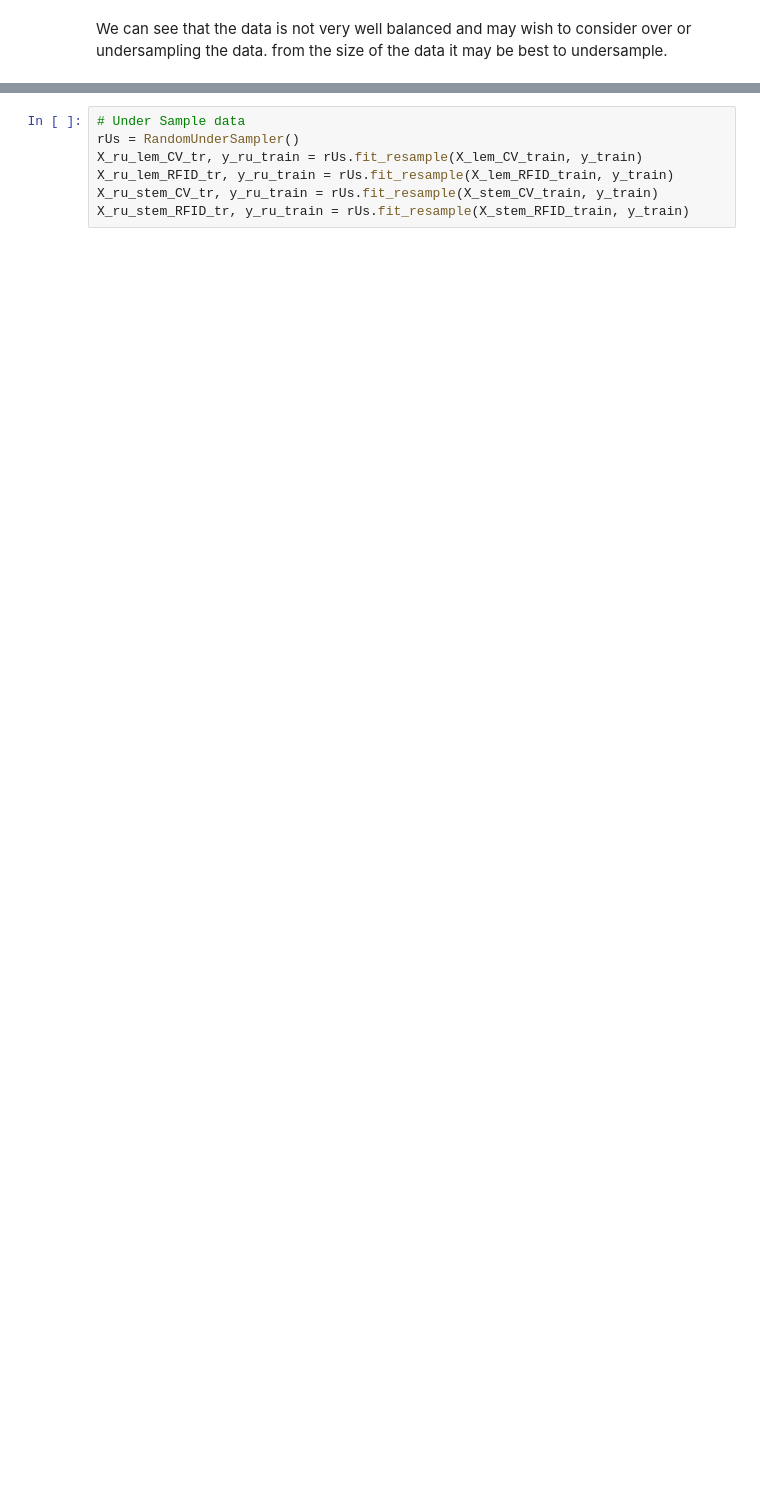
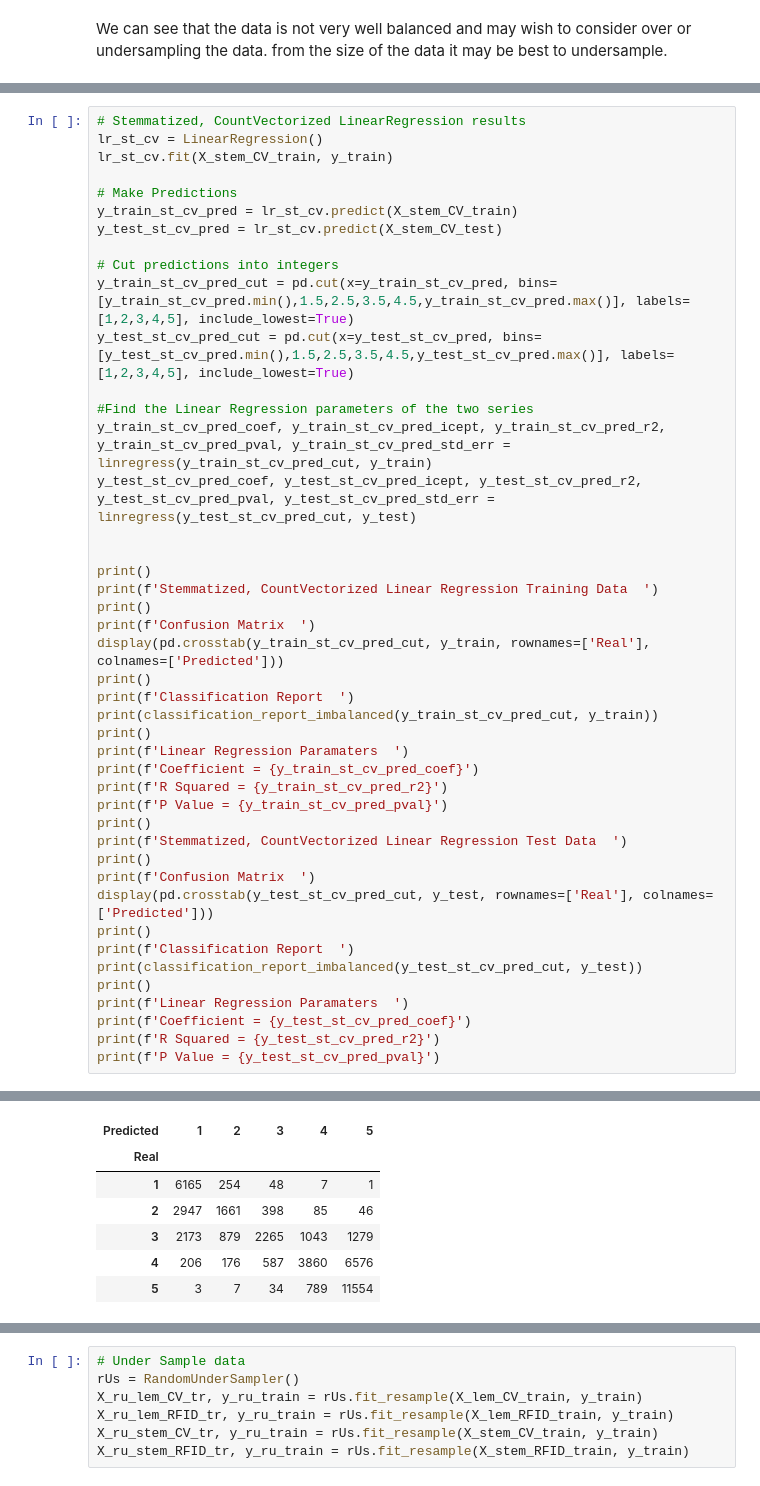
Before and after one commit to Scratticus/DataScientest-Group-NLP-project, a Jupyter notebook: InitialRegressionAttempts.ipynb, the cells around one changed output, grey strips where cells are left out. Saved outputs shown, nothing was run; the diff lists cells and outputs as text; blank space fills up the shorter version.

```diff
--- a/InitialRegressionAttempts.ipynb
+++ b/InitialRegressionAttempts.ipynb
@@ -179,0 +386,45 @@ stemmatized, CountVectorized/RFIDVectorized datasets
+# %%
+# Stemmatized, CountVectorized LinearRegression results
+lr_st_cv = LinearRegression()
+lr_st_cv.fit(X_stem_CV_train, y_train)
+
+# Make Predictions
+y_train_st_cv_pred = lr_st_cv.predict(X_stem_CV_train)
+y_test_st_cv_pred = lr_st_cv.predict(X_stem_CV_test)
+
+# Cut predictions into integers
+y_train_st_cv_pred_cut = pd.cut(x=y_train_st_cv_pred, bins=[y_train_st_cv_pred.min(),1.5,2.5,3.5,4.5,y_train_st_cv_pred.max()], labels=[1,2,3,4,5], include_lowest=True)
+y_test_st_cv_pred_cut = pd.cut(x=y_test_st_cv_pred, bins=[y_test_st_cv_pred.min(),1.5,2.5,3.5,4.5,y_test_st_cv_pred.max()], labels=[1,2,3,4,5], include_lowest=True)
+
+#Find the Linear Regression parameters of the two series
+y_train_st_cv_pred_coef, y_train_st_cv_pred_icept, y_train_st_cv_pred_r2, y_train_st_cv_pred_pval, y_train_st_cv_pred_std_err = linregress(y_train_st_cv_pred_cut, y_train)
+y_test_st_cv_pred_coef, y_test_st_cv_pred_icept, y_test_st_cv_pred_r2, y_test_st_cv_pred_pval, y_test_st_cv_pred_std_err = linregress(y_test_st_cv_pred_cut, y_test)
+
+
+print()
+print(f'Stemmatized, CountVectorized Linear Regression Training Data  ')
+print()
+print(f'Confusion Matrix  ')
+display(pd.crosstab(y_train_st_cv_pred_cut, y_train, rownames=['Real'], colnames=['Predicted']))
+print()
+print(f'Classification Report  ')
+print(classification_report_imbalanced(y_train_st_cv_pred_cut, y_train))
+print()
+print(f'Linear Regression Paramaters  ')
+print(f'Coefficient = {y_train_st_cv_pred_coef}')
+print(f'R Squared = {y_train_st_cv_pred_r2}')
+print(f'P Value = {y_train_st_cv_pred_pval}')
+print()
+print(f'Stemmatized, CountVectorized Linear Regression Test Data  ')
+print()
+print(f'Confusion Matrix  ')
+display(pd.crosstab(y_test_st_cv_pred_cut, y_test, rownames=['Real'], colnames=['Predicted']))
+print()
+print(f'Classification Report  ')
+print(classification_report_imbalanced(y_test_st_cv_pred_cut, y_test))
+print()
+print(f'Linear Regression Paramaters  ')
+print(f'Coefficient = {y_test_st_cv_pred_coef}')
+print(f'R Squared = {y_test_st_cv_pred_r2}')
+print(f'P Value = {y_test_st_cv_pred_pval}')
+# %% [output]
@@ -179,0 +434,7 @@ stemmatized, CountVectorized/RFIDVectorized datasets
+| Predicted | 1 | 2 | 3 | 4 | 5 |
+| Real |  |  |  |  |  |
+| 1 | 6165 | 254 | 48 | 7 | 1 |
+| 2 | 2947 | 1661 | 398 | 85 | 46 |
+| 3 | 2173 | 879 | 2265 | 1043 | 1279 |
+| 4 | 206 | 176 | 587 | 3860 | 6576 |
+| 5 | 3 | 7 | 34 | 789 | 11554 |
```
Also changed, not shown: parts of 24 cells of this notebook, 1 other file.
